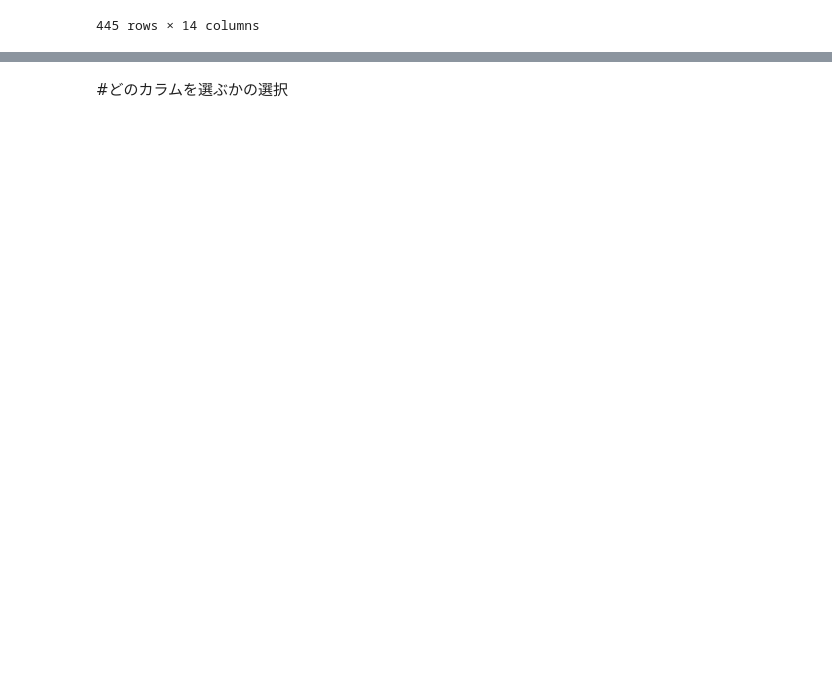
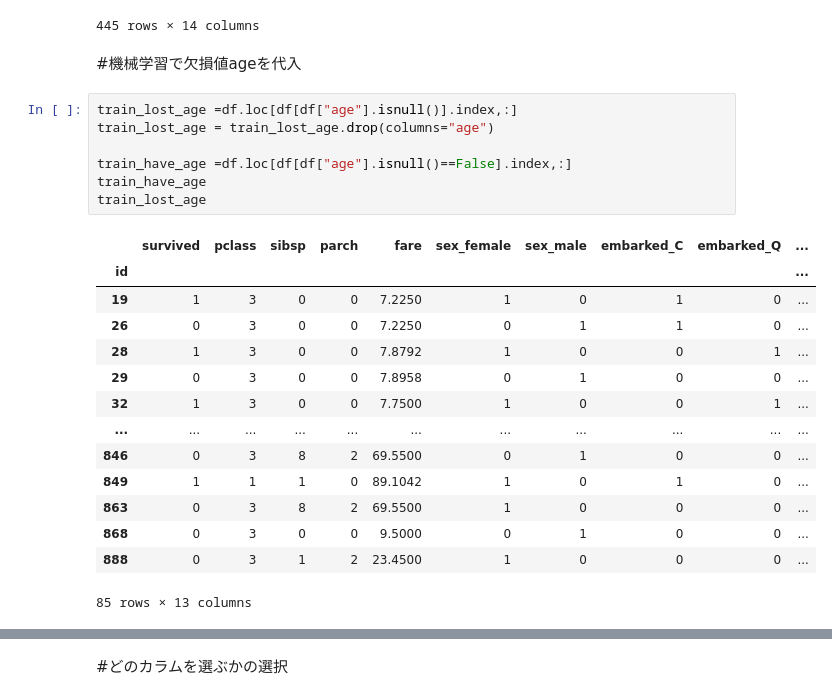
Before and after one commit to renya1993/Learning, a Jupyter notebook: タイタニックコンペ.ipynb, the cells around one changed output, grey strips where cells are left out. Cells and saved outputs as stored; diff of their text form; blank space fills up the shorter version.

```diff
--- a/タイタニックコンペ.ipynb
+++ b/タイタニックコンペ.ipynb
@@ -174,3 +203,27 @@ df
 | 884 | 0 | 3 | 25.0 | 0 | 0 | 7.0500 | 0 | 1 | 0 | 0 | ... |
 | 888 | 0 | 3 | NaN | 1 | 2 | 23.4500 | 1 | 0 | 0 | 0 | ... |
 445 rows × 14 columns
+# %% [markdown]
+#機械学習で欠損値ageを代入
+# %%
+train_lost_age =df.loc[df[df["age"].isnull()].index,:]
+train_lost_age = train_lost_age.drop(columns="age")
+
+train_have_age =df.loc[df[df["age"].isnull()==False].index,:]
+train_have_age
+train_lost_age
+# %% [output]
+|  | survived | pclass | sibsp | parch | fare | sex_female | sex_male | embarked_C | embarked_Q | ... |
+| id |  |  |  |  |  |  |  |  |  | ... |
+| 19 | 1 | 3 | 0 | 0 | 7.2250 | 1 | 0 | 1 | 0 | ... |
+| 26 | 0 | 3 | 0 | 0 | 7.2250 | 0 | 1 | 1 | 0 | ... |
+| 28 | 1 | 3 | 0 | 0 | 7.8792 | 1 | 0 | 0 | 1 | ... |
+| 29 | 0 | 3 | 0 | 0 | 7.8958 | 0 | 1 | 0 | 0 | ... |
+| 32 | 1 | 3 | 0 | 0 | 7.7500 | 1 | 0 | 0 | 1 | ... |
+| ... | ... | ... | ... | ... | ... | ... | ... | ... | ... | ... |
+| 846 | 0 | 3 | 8 | 2 | 69.5500 | 0 | 1 | 0 | 0 | ... |
+| 849 | 1 | 1 | 1 | 0 | 89.1042 | 1 | 0 | 1 | 0 | ... |
+| 863 | 0 | 3 | 8 | 2 | 69.5500 | 1 | 0 | 0 | 0 | ... |
+| 868 | 0 | 3 | 0 | 0 | 9.5000 | 0 | 1 | 0 | 0 | ... |
+| 888 | 0 | 3 | 1 | 2 | 23.4500 | 1 | 0 | 0 | 0 | ... |
+85 rows × 13 columns
```
Also changed, not shown: parts of 31 cells of this notebook.
